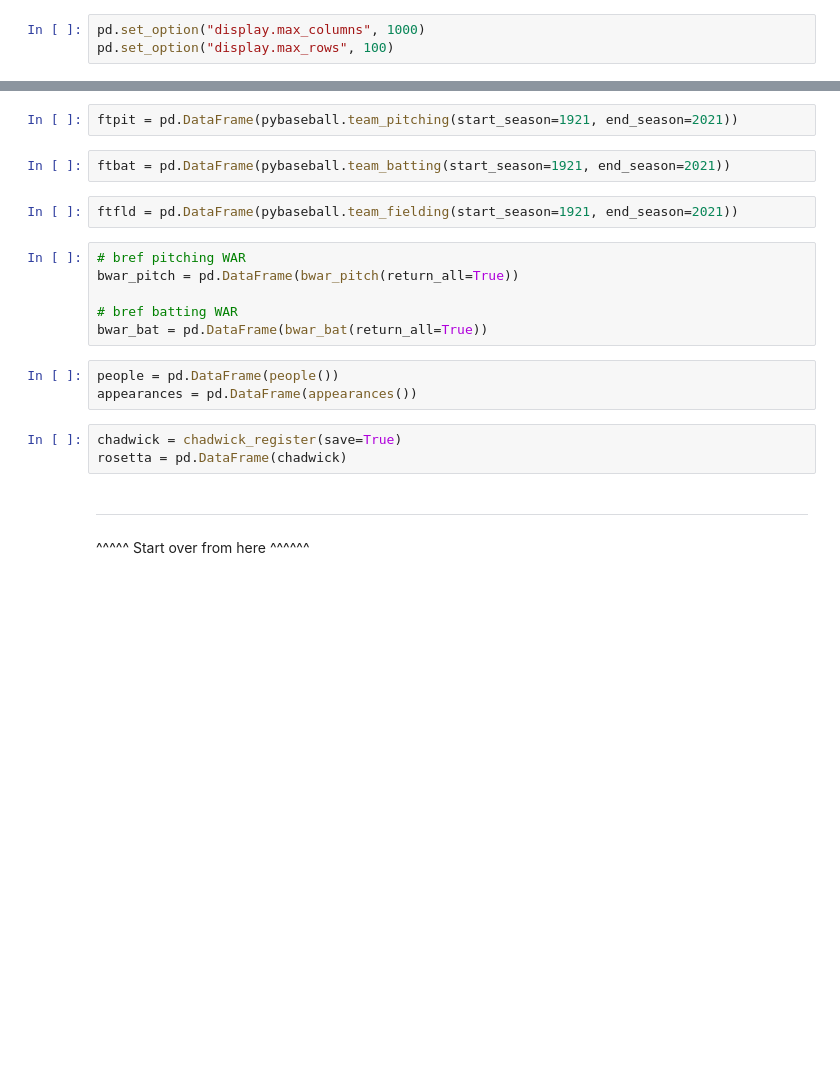
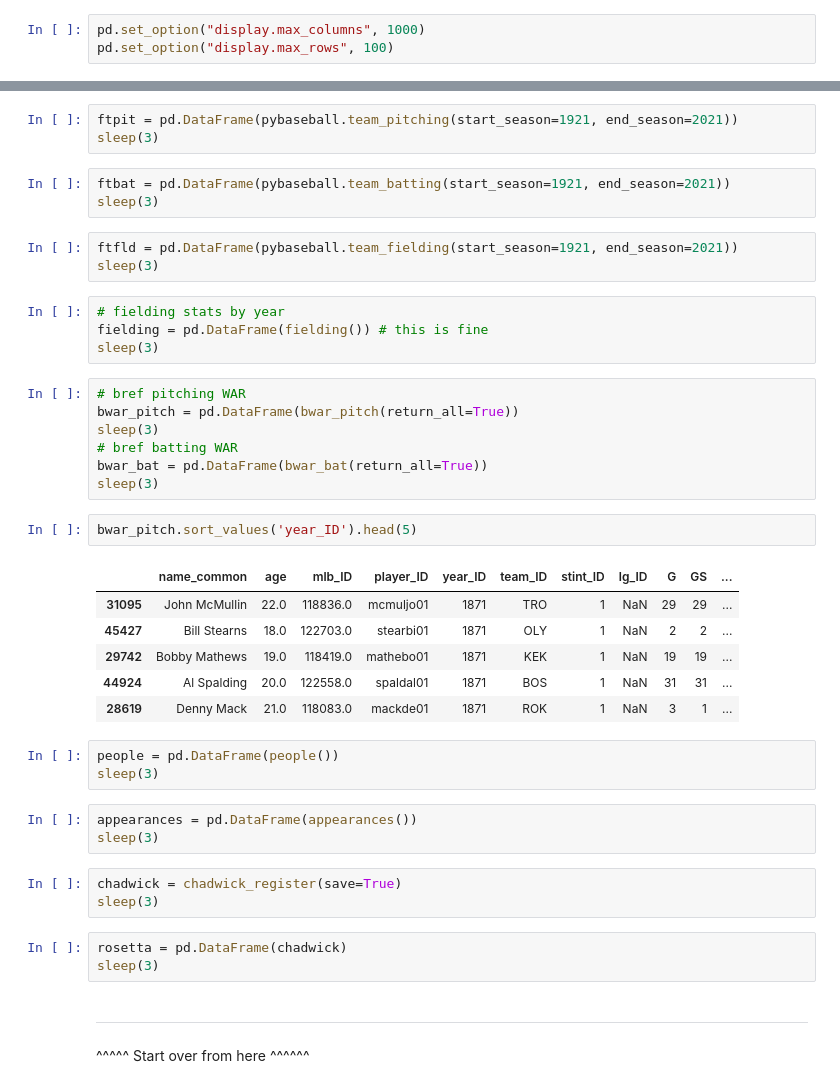
Before and after one commit to obverter/bmi-stars, a Jupyter notebook: notebooks/Players.ipynb, the cells around one changed output, grey strips where cells are left out. Cells and saved outputs as stored; diff of their text form; blank space fills up the shorter version.

```diff
--- a/notebooks/Players.ipynb
+++ b/notebooks/Players.ipynb
@@ -24,21 +27,44 @@ fpit = pd.DataFrame(pybaseball.pitching_stats(start_season=1921, end_season=2021
 # %%
 ftpit = pd.DataFrame(pybaseball.team_pitching(start_season=1921, end_season=2021))
+sleep(3)
 # %%
 ftbat = pd.DataFrame(pybaseball.team_batting(start_season=1921, end_season=2021))
+sleep(3)
 # %%
 ftfld = pd.DataFrame(pybaseball.team_fielding(start_season=1921, end_season=2021))
+sleep(3)
+# %%
+# fielding stats by year
+fielding = pd.DataFrame(fielding()) # this is fine
+sleep(3)
 # %%
 # bref pitching WAR
 bwar_pitch = pd.DataFrame(bwar_pitch(return_all=True))
-
+sleep(3)
 # bref batting WAR
 bwar_bat = pd.DataFrame(bwar_bat(return_all=True))
+sleep(3)
+# %%
+bwar_pitch.sort_values('year_ID').head(5)
+# %% [output]
+|  | name_common | age | mlb_ID | player_ID | year_ID | team_ID | stint_ID | lg_ID | G | GS | ... |
+| 31095 | John McMullin | 22.0 | 118836.0 | mcmuljo01 | 1871 | TRO | 1 | NaN | 29 | 29 | ... |
+| 45427 | Bill Stearns | 18.0 | 122703.0 | stearbi01 | 1871 | OLY | 1 | NaN | 2 | 2 | ... |
+| 29742 | Bobby Mathews | 19.0 | 118419.0 | mathebo01 | 1871 | KEK | 1 | NaN | 19 | 19 | ... |
+| 44924 | Al Spalding | 20.0 | 122558.0 | spaldal01 | 1871 | BOS | 1 | NaN | 31 | 31 | ... |
+| 28619 | Denny Mack | 21.0 | 118083.0 | mackde01 | 1871 | ROK | 1 | NaN | 3 | 1 | ... |
 # %%
 people = pd.DataFrame(people())
-appearances = pd.DataFrame(appearances())
+sleep(3)
+# %%
+appearances = pd.DataFrame(appearances())
+sleep(3)
 # %%
 chadwick = chadwick_register(save=True)
-rosetta = pd.DataFrame(chadwick)
+sleep(3)
+# %%
+rosetta = pd.DataFrame(chadwick)
+sleep(3)
 # %% [markdown]
 ----
 ^^^^^ Start over from here ^^^^^^
```
Also changed, not shown: parts of 24 cells of this notebook.
